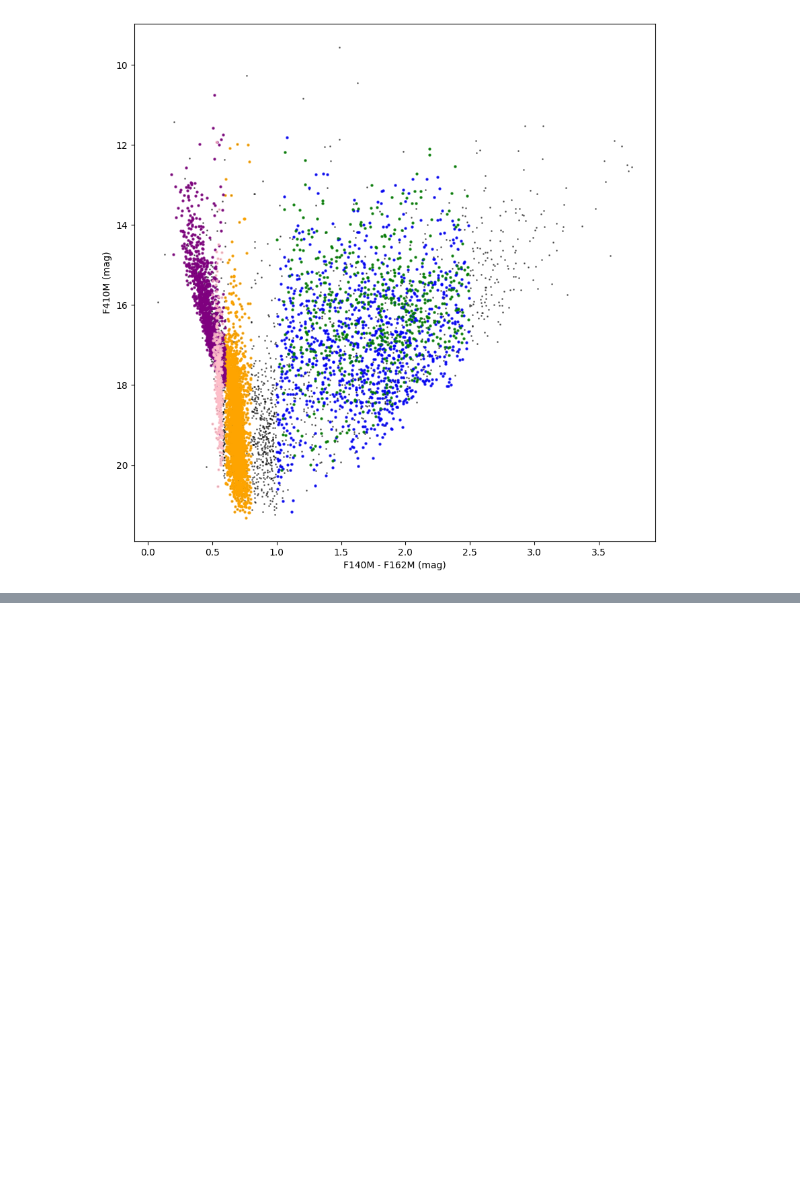
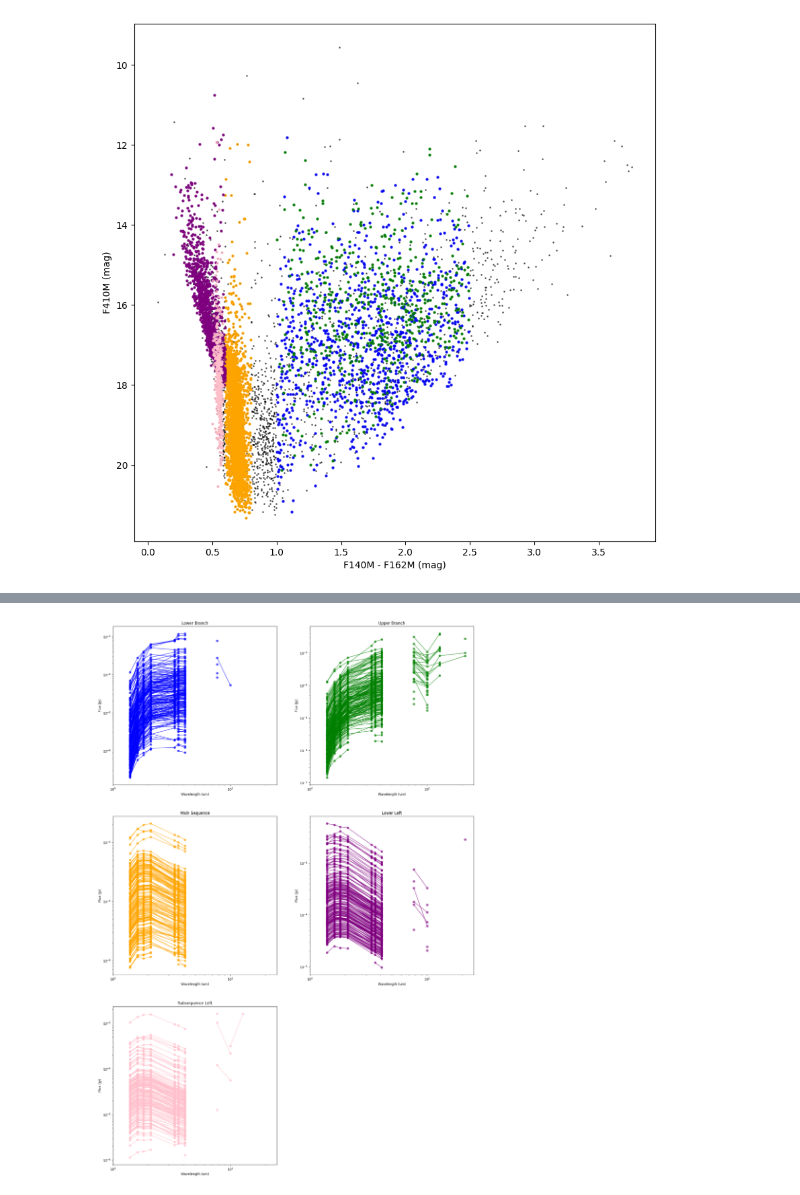
Before and after one commit to tyoo37/w51_nircam, a Jupyter notebook: analysis/ccds_linked_to_image_plane.ipynb, the cells around one changed output, grey strips where cells are left out. Cells and saved outputs as stored; diff of their text form; code cells hidden in the pictures; blank space fills up the shorter version.

```diff
--- a/analysis/ccds_linked_to_image_plane.ipynb
+++ b/analysis/ccds_linked_to_image_plane.ipynb
@@ -519,0 +659,93 @@ ax.set_ylim(ax.get_ylim()[::-1])  # Reverse y-axis for magnitude
+# %%
+def _to_value_safe(x, out_unit=u.Jy):
+    # x: might be astropy.Quantity, numpy.ma.MaskedArray, MaskedConstant, or float-like
+    # returns: float (numeric) or np.nan
+    # prefer explicit conversion to out_unit
+    try:
+        # astropy Quantity path
+        if hasattr(x, 'to') and hasattr(x, 'unit'):
+            # convert to chosen unit and extract numeric value
+            return x.to(out_unit).value
+    except Exception:
+        # conversion failed (mixed units or not convertible) -> fall through
+        pass
+
+    # Masked arrays / masked constants
+    try:
+        if np.ma.is_masked(x):
+            return np.nan
+    except Exception:
+        pass
+
+    # Fallback: try float conversion (may raise, so catch)
+    try:
+        return float(x)
+    except Exception:
+        return np.nan
+def plot_SED(ax1, catalog, idx,nmax=200, filters=['F140M', 'F162M', 'F182M', 'F210M', 'F335M', 'F360M', 'F410M', 'F480M', 'F560W', 'F770W', 'F1000W', 'F1280W', 'F2100W'],
+color=None, alpha=0.7, A_V=15, ext=None, Tdust=5000*u.K):
+    """
+    Plot the SED of a source from the catalog.
+
+    Parameters:
+    catalog : astropy Table
+        The catalog containing the source data.
+    filters : list of str
+        List of filter names to plot.
+
+    Returns:
+    None
+    """
+    import matplotlib.pyplot as plt
+
+    # Extract fluxes and wavelengths
+    if len(idx) >nmax:
+        # random sample nmax sources
+        idx = np.random.choice(idx, nmax, replace=False)
+
+
+    fluxes = [catalog[f'flux_fit_{f.lower()}'][idx] * (u.MJy/u.sr * WCS(fits.getheader(image_filenames[f.lower()], ext=('SCI', 1))).proj_plane_pixel_area()).to(u.Jy) for f in filters]
+    wavelengths = np.array([float(f[1:-1]) for f in filters ])/100  # Assuming filter names are like 'F140M'
+    print('fluxes', fluxes)
+    print('wavelengths', wavelengths)
+    fluxes_vals = np.array([_to_value_safe(f, out_unit=u.Jy) for f in fluxes], dtype=float)
+    print('fluxes_vals', fluxes_vals)
+    ax1.plot(wavelengths, fluxes, marker='o', linestyle='-', color=color, alpha=alpha)
+    ax1.set_xscale('log')
+    ax1.set_yscale('log')
+    ax1.set_xlim(1,25)
+
+fig = plt.figure(figsize=(20, 30))
+ax1 = fig.add_subplot(321)
+ax2 = fig.add_subplot(322)
+ax3 = fig.add_subplot(323)
+ax4 = fig.add_subplot(324)
+ax5 = fig.add_subplot(325)
+
+idx_inside1 = np.where(inside1)[0]
+idx_inside2 = np.where(inside2)[0]
+idx_inside3 = np.where(inside3)[0]
+idx_inside4 = np.where(inside4)[0]
+idx_inside5 = np.where(inside5)[0]
+
+plot_SED(ax1,catalog, idx=idx_inside1, color='blue', A_V=15, ext=ext)
+plot_SED(ax2, catalog, idx=idx_inside2, color='green', A_V=15, ext=ext)
+plot_SED(ax3, catalog, idx=idx_inside3, color='orange', A_V=15 , ext=ext)
+plot_SED(ax4, catalog, idx=idx_inside4, color='purple', A_V=15, ext=ext)
+plot_SED(ax5, catalog, idx=idx_inside5, color='pink', A_V=15, ext=ext)
+ax1.set_title('Lower Branch')
+ax2.set_title('Upper Branch')
+ax3.set_title('Main Sequence')
+ax4.set_title('Lower Left')
+ax5.set_title('Subsequence Left')
+ax1.set_xlabel('Wavelength (um)')
+ax1.set_ylabel('Flux (Jy)')
+ax2.set_xlabel('Wavelength (um)')
+ax2.set_ylabel('Flux (Jy)')
+ax3.set_xlabel('Wavelength (um)')
+ax3.set_ylabel('Flux (Jy)')
+ax4.set_xlabel('Wavelength (um)')
+ax4.set_ylabel('Flux (Jy)')
+ax5.set_xlabel('Wavelength (um)')
+ax5.set_ylabel('Flux (Jy)')
+# %% [output]
@@ -519,0 +923 @@ ax.set_ylim(ax.get_ylim()[::-1])  # Reverse y-axis for magnitude
+[figure, added]
```
Also changed, not shown: parts of 5 cells of this notebook, 11 other files.
